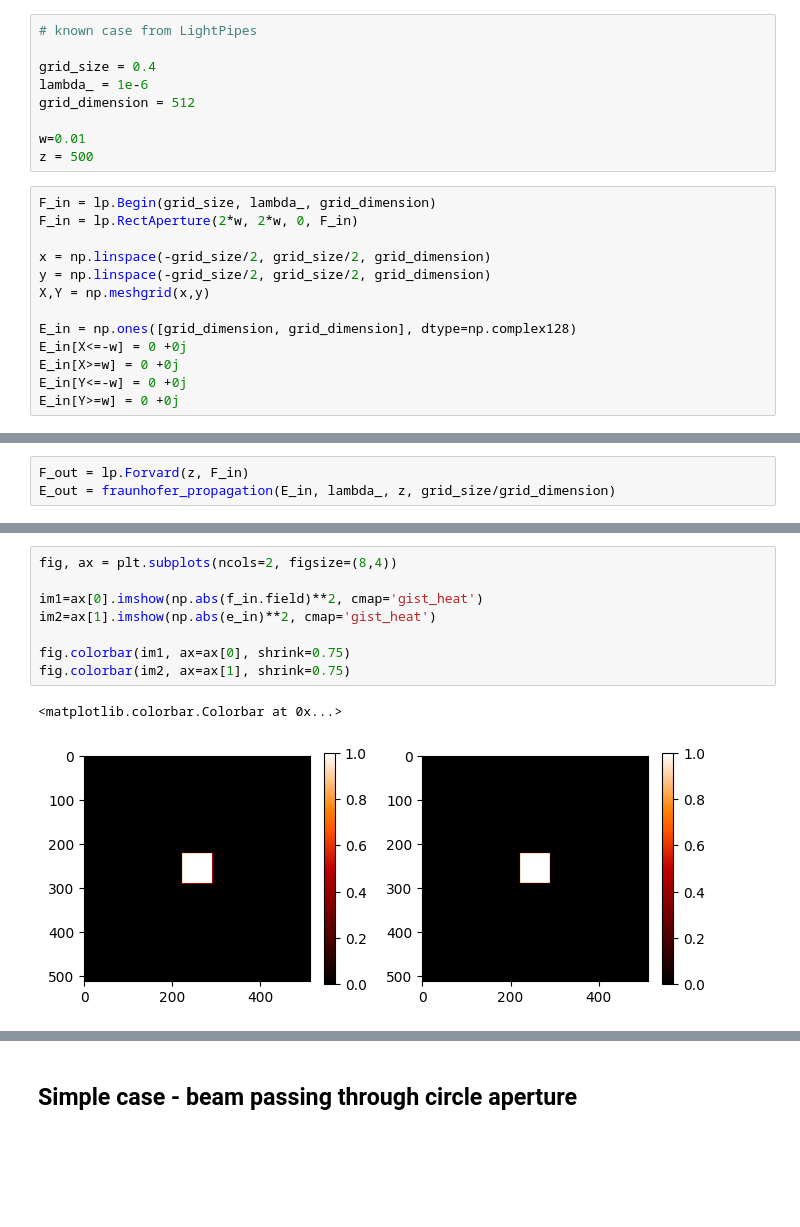
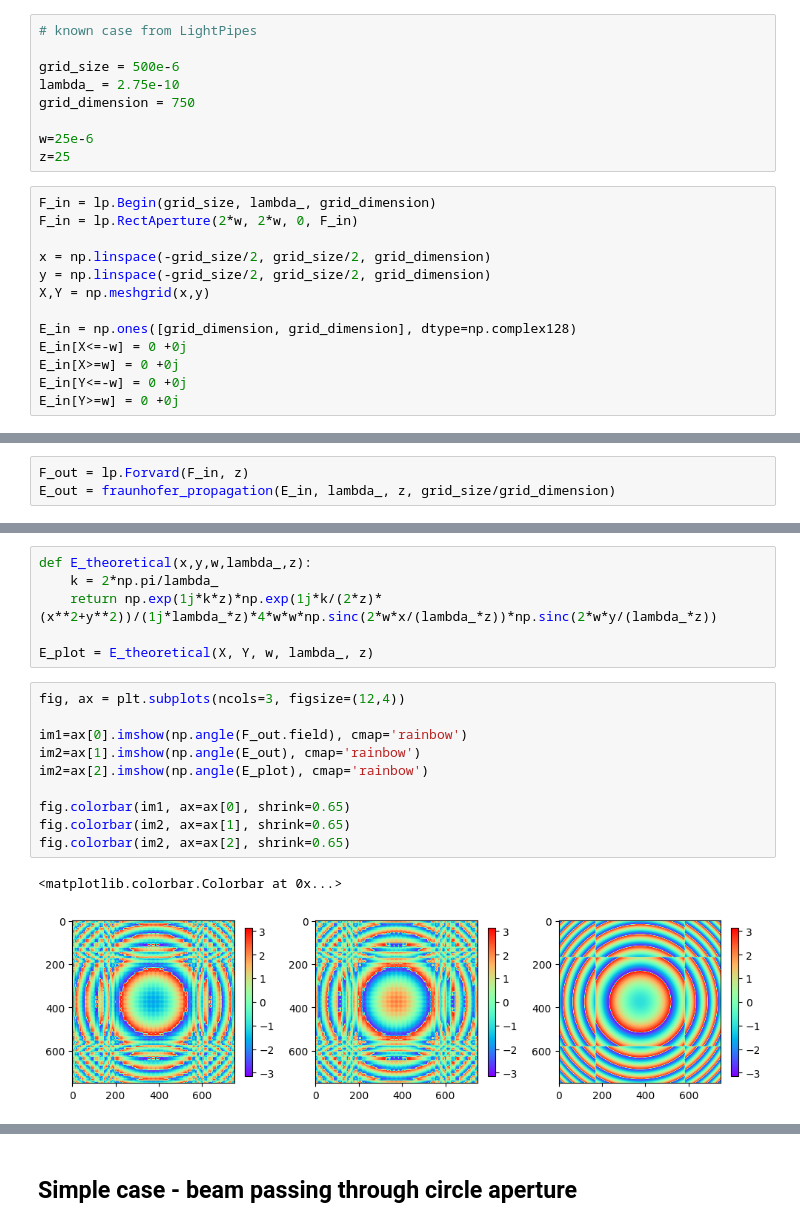
Before and after one commit to johnnymtex/photonMismatch, a Jupyter notebook: tests_fraunhofer.ipynb, the cells around one changed output, grey strips where cells are left out. Cells and saved outputs as stored; diff of their text form; blank space fills up the shorter version.

```diff
--- a/tests_fraunhofer.ipynb
+++ b/tests_fraunhofer.ipynb
@@ -17,12 +18,12 @@ N_F = [1e-6, 1e-4, 1e-2, 4]
 # %%
 # known case from LightPipes
 
-grid_size = 0.4
-lambda_ = 1e-6
-grid_dimension = 512
+grid_size = 500e-6
+lambda_ = 2.75e-10
+grid_dimension = 750
 
-w=0.01
-z = 500
+w=25e-6
+z=25
 # %%
 F_in = lp.Begin(grid_size, lambda_, grid_dimension)
 F_in = lp.RectAperture(2*w, 2*w, 0, F_in)
@@ -47,3 +51,3 @@ ax[1].imshow(np.abs(E_in)**2)
 # %%
-F_out = lp.Forvard(z, F_in)
+F_out = lp.Forvard(F_in, z)
 E_out = fraunhofer_propagation(E_in, lambda_, z, grid_size/grid_dimension)
@@ -108,11 +81,19 @@ for n in N_F:
+# %%
+def E_theoretical(x,y,w,lambda_,z):
+    k = 2*np.pi/lambda_
+    return np.exp(1j*k*z)*np.exp(1j*k/(2*z)*(x**2+y**2))/(1j*lambda_*z)*4*w*w*np.sinc(2*w*x/(lambda_*z))*np.sinc(2*w*y/(lambda_*z))
+
+E_plot = E_theoretical(X, Y, w, lambda_, z)
 # %%
-fig, ax = plt.subplots(ncols=2, figsize=(8,4))
+fig, ax = plt.subplots(ncols=3, figsize=(12,4))
 
-im1=ax[0].imshow(np.abs(f_in.field)**2, cmap='gist_heat')
-im2=ax[1].imshow(np.abs(e_in)**2, cmap='gist_heat')
+im1=ax[0].imshow(np.angle(F_out.field), cmap='rainbow')
+im2=ax[1].imshow(np.angle(E_out), cmap='rainbow')
+im2=ax[2].imshow(np.angle(E_plot), cmap='rainbow')
 
-fig.colorbar(im1, ax=ax[0], shrink=0.75)
-fig.colorbar(im2, ax=ax[1], shrink=0.75)
+fig.colorbar(im1, ax=ax[0], shrink=0.65)
+fig.colorbar(im2, ax=ax[1], shrink=0.65)
+fig.colorbar(im2, ax=ax[2], shrink=0.65)
 # %% [output]
 <matplotlib.colorbar.Colorbar at 0x...>
-[figure, old version]
+[figure, new version]
```
Also changed, not shown: parts of 37 cells of this notebook, 2 other files.
